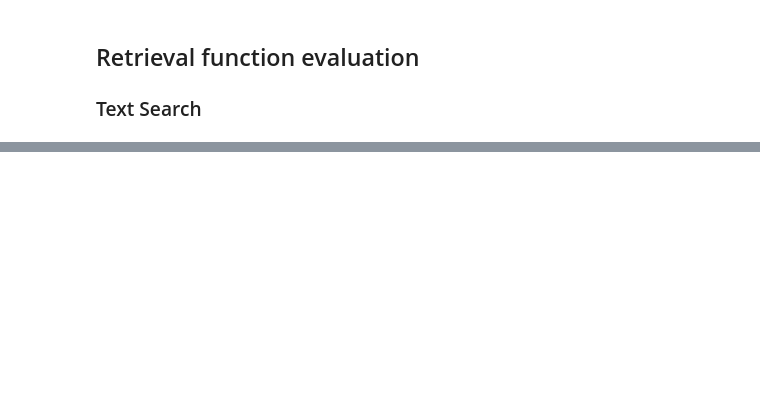
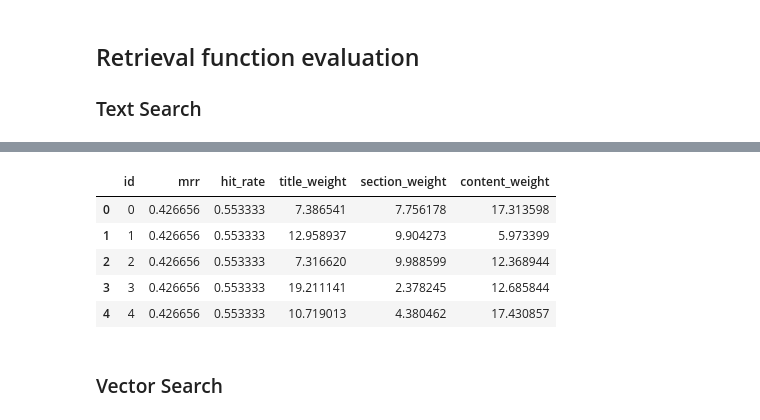
Before and after one commit to bastien-winant/wikifin-rag, a Jupyter notebook: src/wikifin_rag/evaluation.ipynb, the cells around one changed output, grey strips where cells are left out. Drawn from its saved outputs; the diff is of its cells as text; code cells hidden in the pictures; blank space fills up the shorter version.

```diff
--- a/src/wikifin_rag/evaluation.ipynb
+++ b/src/wikifin_rag/evaluation.ipynb
@@ -126,0 +136,2 @@ ts_metrics
+# %%
+ts_trials = Trials()
@@ -126,0 +152,22 @@ ts_metrics
+# %%
+ts_trials_data = [{
+    'id': trial['tid'],
+    'mrr': trial['result']['metrics']['mrr'],
+    'hit_rate': trial['result']['metrics']['hit_rate'],
+    'title_weight': trial['misc']['vals']['title'][0],
+    'section_weight': trial['misc']['vals']['section'][0],
+    'content_weight': trial['misc']['vals']['content'][0]
+} for trial in ts_trials.trials]
+# %%
+ts_trials_df = pd.DataFrame(ts_trials_data)
+# %%
+ts_trials_df.head()
+# %% [output]
+|  | id | mrr | hit_rate | title_weight | section_weight | content_weight |
+| 0 | 0 | 0.426656 | 0.553333 | 7.386541 | 7.756178 | 17.313598 |
+| 1 | 1 | 0.426656 | 0.553333 | 12.958937 | 9.904273 | 5.973399 |
+| 2 | 2 | 0.426656 | 0.553333 | 7.316620 | 9.988599 | 12.368944 |
+| 3 | 3 | 0.426656 | 0.553333 | 19.211141 | 2.378245 | 12.685844 |
+| 4 | 4 | 0.426656 | 0.553333 | 10.719013 | 4.380462 | 17.430857 |
+# %% [markdown]
+### Vector Search
```
Also changed, not shown: parts of 41 cells of this notebook, 1 other file.
